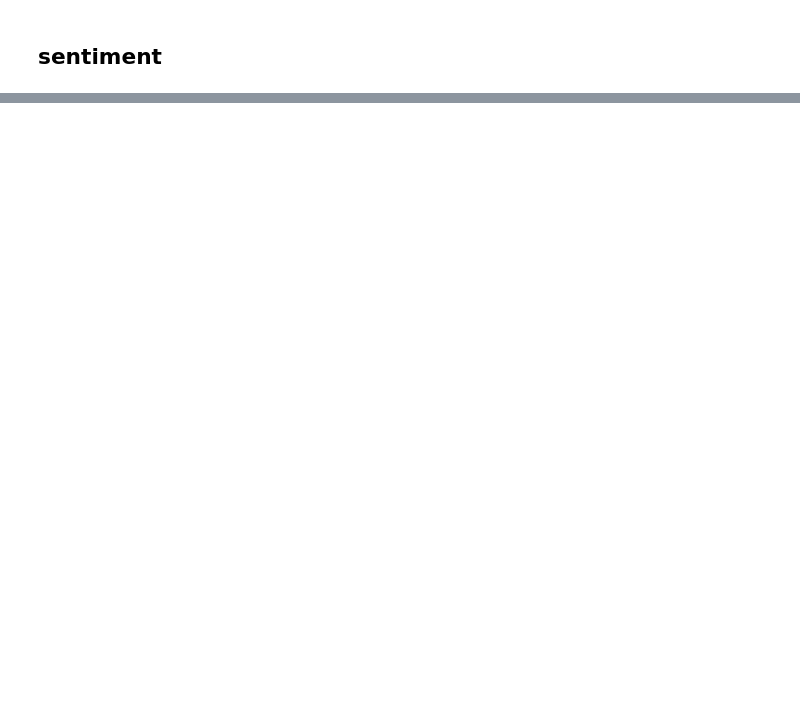
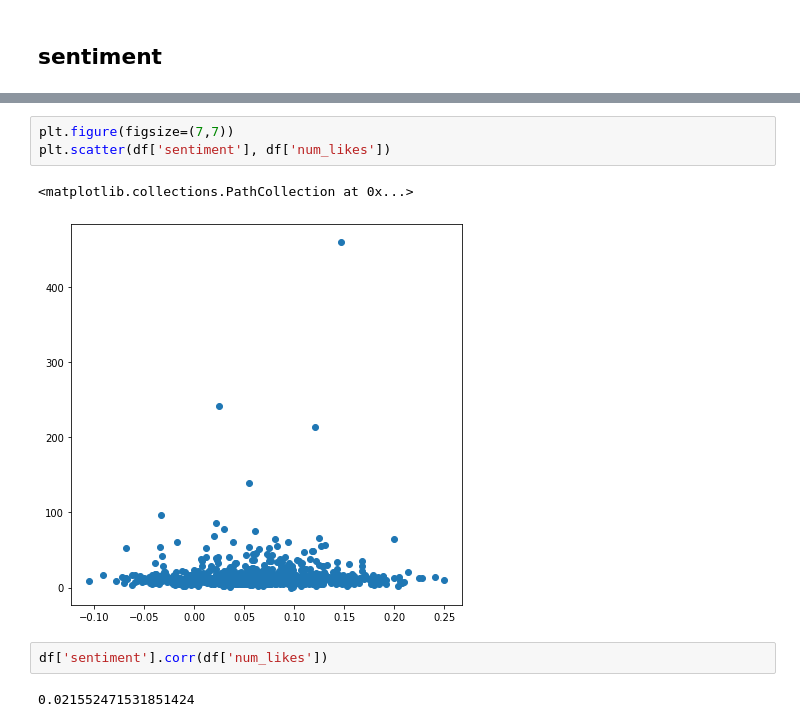
Before and after one commit to batyaamericus/OncUponTim, a Jupyter notebook: EDA.ipynb, the cells around one changed output, grey strips where cells are left out. Drawn from its saved outputs; the diff is of its cells as text; blank space fills up the shorter version.

```diff
--- a/EDA.ipynb
+++ b/EDA.ipynb
@@ -255,0 +336,10 @@ tops_comps
+# %%
+plt.figure(figsize=(7,7))
+plt.scatter(df['sentiment'], df['num_likes'])
+# %% [output]
+<matplotlib.collections.PathCollection at 0x...>
+[figure, added]
+# %%
+df['sentiment'].corr(df['num_likes'])
+# %% [output]
+0.021552471531851424
```
Also changed, not shown: parts of 23 cells of this notebook.
